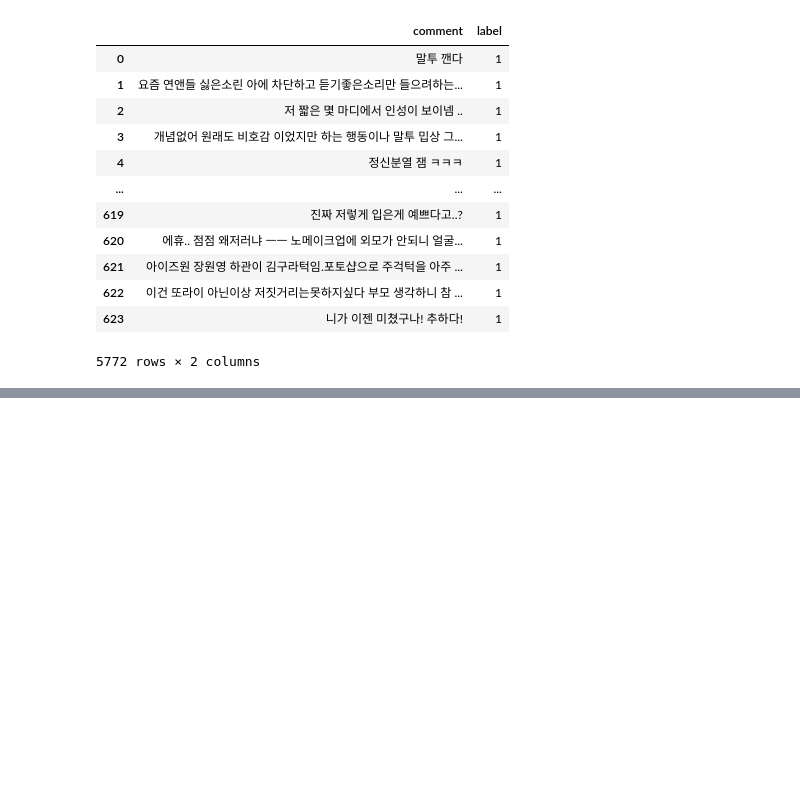
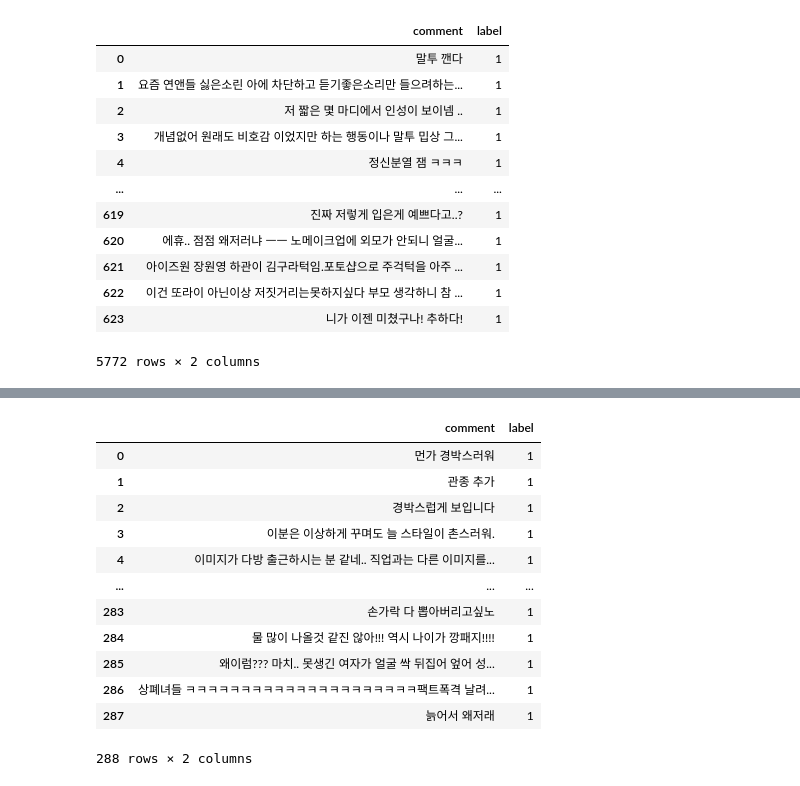
Before and after one commit to sooyeon-go/grad_project, a Jupyter notebook: comment_crawling_r/comment_csv.ipynb, the cells around one changed output, grey strips where cells are left out. Saved outputs shown, nothing was run; the diff lists cells and outputs as text; code cells hidden in the pictures; blank space fills up the shorter version.

```diff
--- a/comment_crawling_r/comment_csv.ipynb
+++ b/comment_crawling_r/comment_csv.ipynb
@@ -626,0 +651,17 @@ fi10
+# %%
+dic12 = pd.read_csv('n_comment9_csv.csv',encoding = 'cp949')
+dic12
+# %% [output]
+|  | comment | label |
+| 0 | 먼가 경박스러워 | 1 |
+| 1 | 관종 추가 | 1 |
+| 2 | 경박스럽게 보입니다 | 1 |
+| 3 | 이분은 이상하게 꾸며도 늘 스타일이 촌스러워. | 1 |
+| 4 | 이미지가 다방 출근하시는 분 같네.. 직업과는 다른 이미지를... | 1 |
+| ... | ... | ... |
+| 283 | 손가락 다 뽑아버리고싶노 | 1 |
+| 284 | 물 많이 나올것 같진 않아!!! 역시 나이가 깡패지!!!! | 1 |
+| 285 | 왜이럼??? 마치.. 못생긴 여자가 얼굴 싹 뒤집어 엎어 성... | 1 |
+| 286 | 상폐녀들 ㅋㅋㅋㅋㅋㅋㅋㅋㅋㅋㅋㅋㅋㅋㅋㅋㅋㅋㅋㅋㅋ팩트폭격 날려... | 1 |
+| 287 | 늙어서 왜저래 | 1 |
+288 rows × 2 columns
```
Also changed, not shown: parts of 2 cells of this notebook.
